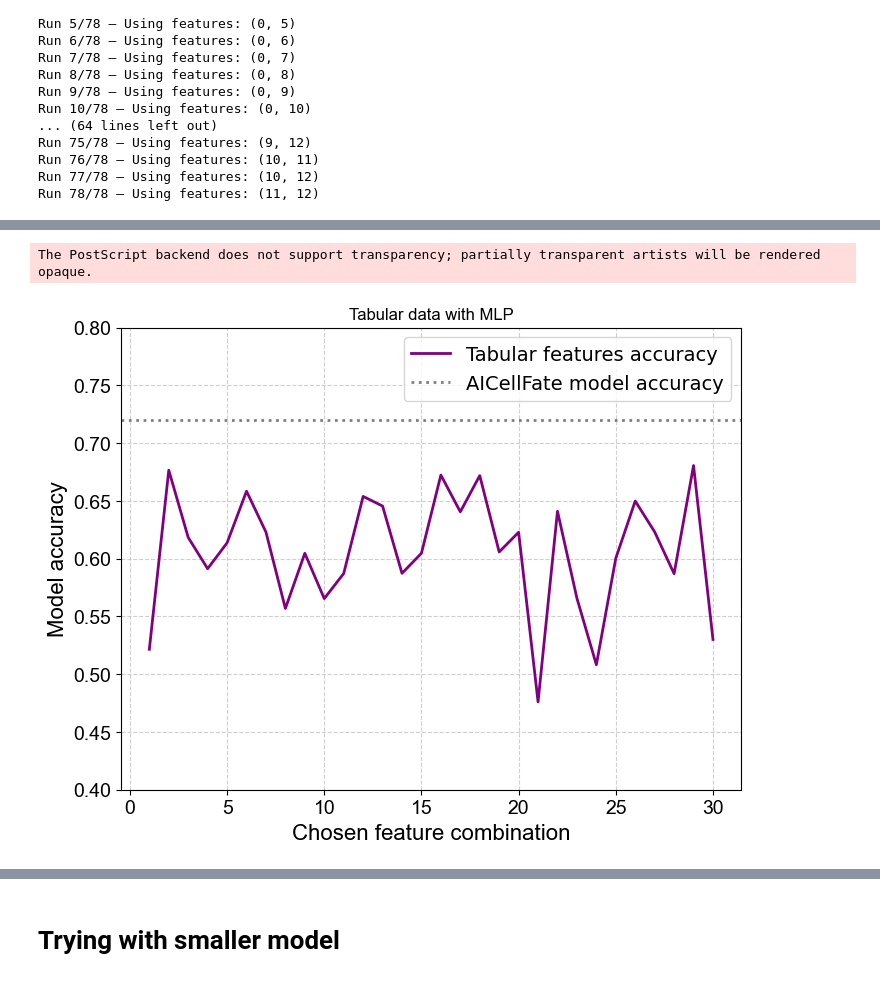
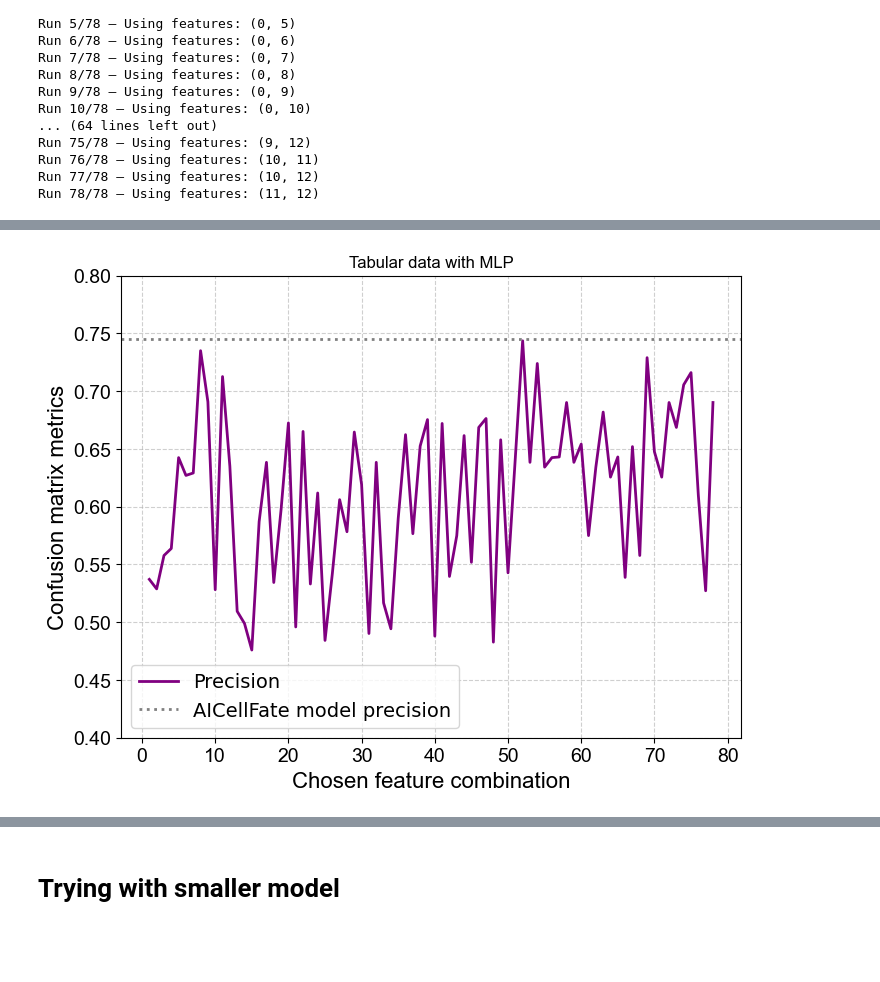
Before and after one commit to ComputationalMicroscopy4CellBio/AI4CellFate, a Jupyter notebook: notebooks/tabular_bias_study.ipynb, the cells around one changed output, grey strips where cells are left out. Saved outputs shown, nothing was run; the diff lists cells and outputs as text; code cells hidden in the pictures; blank space fills up the shorter version.

```diff
--- a/notebooks/tabular_bias_study.ipynb
+++ b/notebooks/tabular_bias_study.ipynb
@@ -115,6 +115,8 @@ Run 77/78 — Using features: (10, 12)
 Run 78/78 — Using features: (11, 12)
 # %%
 #np.save("conf_matrices_all_possible_feat_comb.npy", conf_matrix_tabular)
+# %%
+conf_matrix_tabular = np.load("conf_matrices_all_possible_feat_comb.npy")
 # %%
 precision_tabular = np.zeros((conf_matrix_tabular.shape[0]))
 accuracy_tabular = np.zeros((conf_matrix_tabular.shape[0]))
@@ -172,39 +173,38 @@ The PostScript backend does not support transparency; partially transparent arti
 [figure]
 # %%
-feature_pairs = np.arange(1, 31)
+feature_pairs = np.arange(1, 79)
 
 # Plot
 plt.figure(figsize=(8, 6))
 
 # Precision (orange)
-#plt.plot(feature_pairs, precision_tabular, color='orange', linewidth=2, label='Precision')
+plt.plot(feature_pairs, precision_tabular, color='purple', linewidth=2, label='Precision')
 
 # Accuracy (purple)
-plt.plot(feature_pairs, accuracy_tabular, color='purple', linewidth=2, label='Tabular features accuracy')
+#plt.plot(feature_pairs, accuracy_tabular, color='orange', linewidth=2, label='Tabular features accuracy')
 
 # Add horizontal dotted line for AICellFate model precision
-#plt.axhline(y=0.745, color='orange', linestyle='dotted', linewidth=2, label='AICellFate model precision')
-plt.axhline(y=0.72, color='gray', linestyle='dotted', linewidth=2, label='AICellFate model accuracy') ### this is the mean precision value from AICellFate on the first frame
+plt.axhline(y=0.745, color='gray', linestyle='dotted', linewidth=2, label='AICellFate model precision')
+#plt.axhline(y=0.72, color='gray', linestyle='dotted', linewidth=2, label='Latent features accuracy') ### this is the mean precision value from AICellFate on the first frame
 
 # # False Positives (green)
 # plt.plot(feature_pairs, false_positives_tabular, color='green', linewidth=2, label='False Positives')
 
 # # False Negatives (blue)
 # plt.plot(feature_pairs, false_negatives_tabular, color='blue', linewidth=2, label='False Negatives')
 
 # Formatting
 plt.xlabel("Chosen feature combination", fontsize=16, fontname="Arial")
-plt.ylabel("Model accuracy", fontsize=16, fontname="Arial")
+plt.ylabel("Confusion matrix metrics", fontsize=16, fontname="Arial")
 plt.title("Metrics", fontsize=18, fontname="Arial")
 plt.xticks(fontsize=14, fontname="Arial")
 plt.yticks(fontsize=14, fontname="Arial")
 plt.ylim(0.4, 0.8)  # Set y-axis range
 plt.title("Tabular data with MLP")
 plt.grid(True, linestyle="--", alpha=0.6)
 plt.legend(fontsize=14)
 # Save the figure with high quality
-plt.savefig("accuracy_comparison.eps", dpi=300, bbox_inches="tight")
+#plt.savefig("accuracy_all_tab_feat_combination.eps", dpi=300, bbox_inches="tight")
 plt.show()
 # %% [output]
-The PostScript backend does not support transparency; partially transparent artists will be rendered opaque.
-[figure, old version]
+[figure, new version]
```
Also changed, not shown: parts of 6 cells of this notebook.
